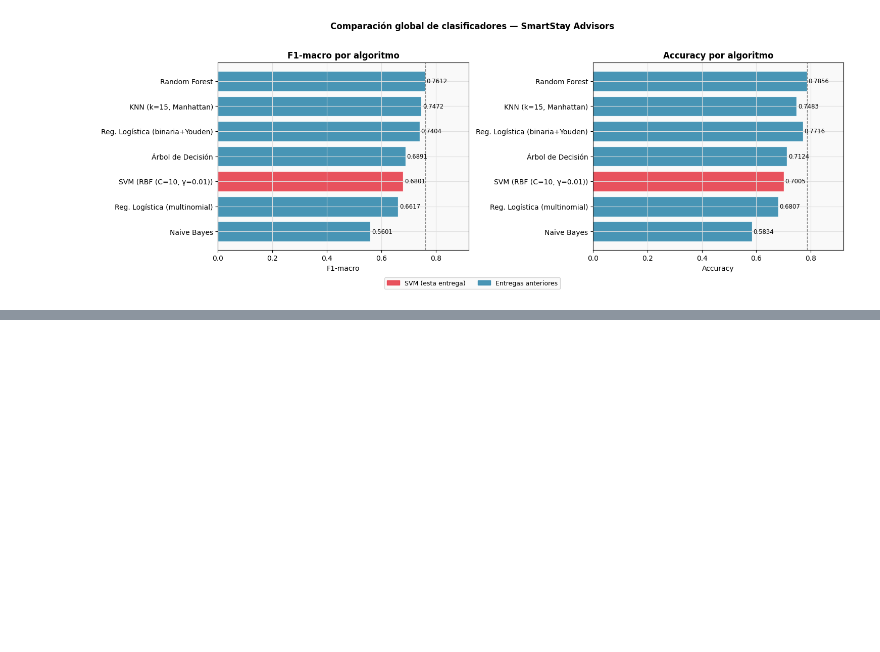
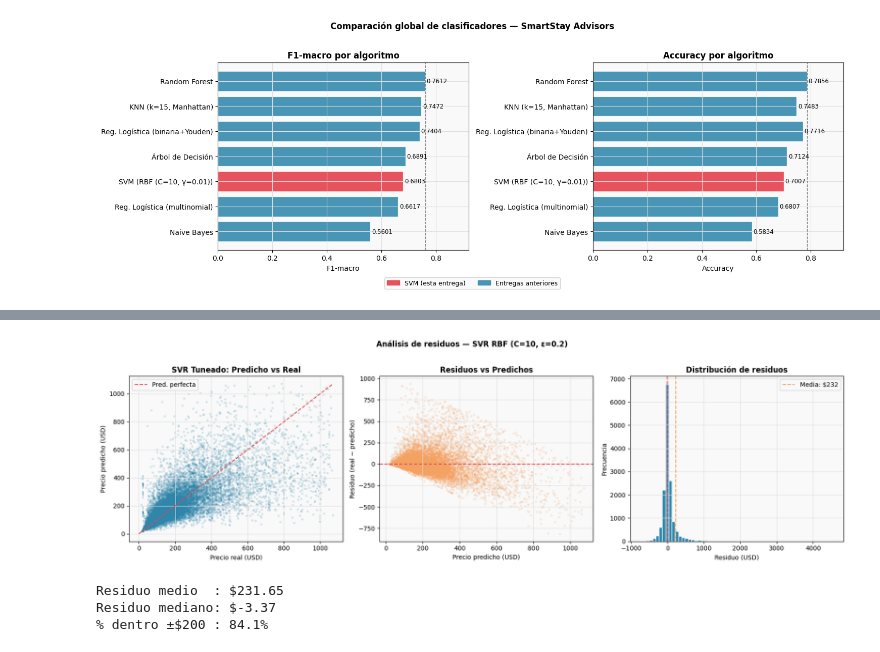
Before and after one commit to Zacatac23/Lab8-Mineria, a Jupyter notebook: mod/Lab8_SVM.ipynb, the cells around one changed output, grey strips where cells are left out. Saved outputs shown, nothing was run; the diff lists cells and outputs as text; code cells hidden in the pictures; blank space fills up the shorter version.

```diff
--- a/mod/Lab8_SVM.ipynb
+++ b/mod/Lab8_SVM.ipynb
@@ -994,0 +1040,18 @@ F1-macro peor modelo:   0.5601 (Naive Bayes)
+# %%
+# Baseline SVR — RBF con parámetros por defecto
+print('=== SVR Baseline: RBF (C=1, ε=0.1, γ=scale) ===')
+t0 = time.time()
+svr_base = SVR(kernel='rbf', C=1, epsilon=0.1, gamma='scale')
+svr_base.fit(X_svr_sub, y_svr_sub)
+t_base = time.time() - t0
+print(f'Tiempo entrenamiento: {t_base:.2f}s')
+
+m_base = evaluar_svr(
+    svr_base,
+    X_train_sc, y_reg_train.values,
+    X_test_sc,  y_reg_test.values,
+    nombre='SVR-Base (RBF, C=1, ε=0.1)'
+)
+print(f'MAE  Test: ${m_base["MAE Test"]:,.2f}')
+print(f'RMSE Test: ${m_base["RMSE Test"]:,.2f}')
+print(f'R^2   Test: {m_base["R^2 Test"]:.4f}')
@@ -994,0 +1148,52 @@ F1-macro peor modelo:   0.5601 (Naive Bayes)
+# %%
+y_pred_te = np.expm1(svr_best.predict(X_test_sc))
+y_true_te = np.expm1(y_reg_test.values)
+residuos  = y_true_te - y_pred_te
+
+# Filtrar percentil 95 para visualización más limpia
+p95  = np.percentile(y_true_te, 95)
+mask = (y_true_te <= p95) & (y_pred_te <= p95)
+
+fig, axes = plt.subplots(1, 3, figsize=(17, 5))
+
+# 1. Predicho vs Real
+axes[0].scatter(y_true_te[mask], y_pred_te[mask], alpha=0.15, s=6, color='#2E86AB')
+lim = p95
+axes[0].plot([0, lim], [0, lim], '--', color='#E84855', lw=1.5, label='Pred. perfecta')
+axes[0].set_xlabel('Precio real (USD)')
+axes[0].set_ylabel('Precio predicho (USD)')
+axes[0].set_title('SVR Tuneado: Predicho vs Real', fontweight='bold')
+axes[0].legend()
+
+# 2. Residuos vs Predichos
+axes[1].scatter(y_pred_te[mask], residuos[mask], alpha=0.15, s=6, color='#F4A261')
+axes[1].axhline(0, color='#E84855', lw=1.5, linestyle='--')
+axes[1].set_xlabel('Precio predicho (USD)')
+axes[1].set_ylabel('Residuo (real − predicho)')
+axes[1].set_title('Residuos vs Predichos', fontweight='bold')
+
+# 3. Distribución de residuos
+p1, p99 = np.percentile(residuos, [1, 99])
+axes[2].hist(residuos[(residuos >= p1) & (residuos <= p99)],
+             bins=60, color='#2E86AB', edgecolor='white')
+axes[2].axvline(0, color='#E84855', lw=1.5, linestyle='--')
+axes[2].axvline(residuos.mean(), color='#F4A261', lw=1.5,
+                linestyle='--', label=f'Media: ${residuos.mean():,.0f}')
+axes[2].set_xlabel('Residuo (USD)')
+axes[2].set_ylabel('Frecuencia')
+axes[2].set_title('Distribución de residuos', fontweight='bold')
+axes[2].legend()
+
+plt.suptitle(f'Análisis de residuos — SVR RBF (C={best_C}, ε={best_eps})',
+             fontweight='bold', y=1.02)
+plt.tight_layout()
+plt.show()
+
+print(f'Residuo medio  : ${residuos.mean():,.2f}')
+print(f'Residuo mediano: ${np.median(residuos):,.2f}')
+print(f'% dentro ±$200 : {((np.abs(residuos) <= 200).sum() / len(residuos)):.1%}')
+# %% [output]
+[figure, added]
+Residuo medio  : $231.65
+Residuo mediano: $-3.37
+% dentro ±$200 : 84.1%
```
Also changed, not shown: parts of 25 cells of this notebook.
